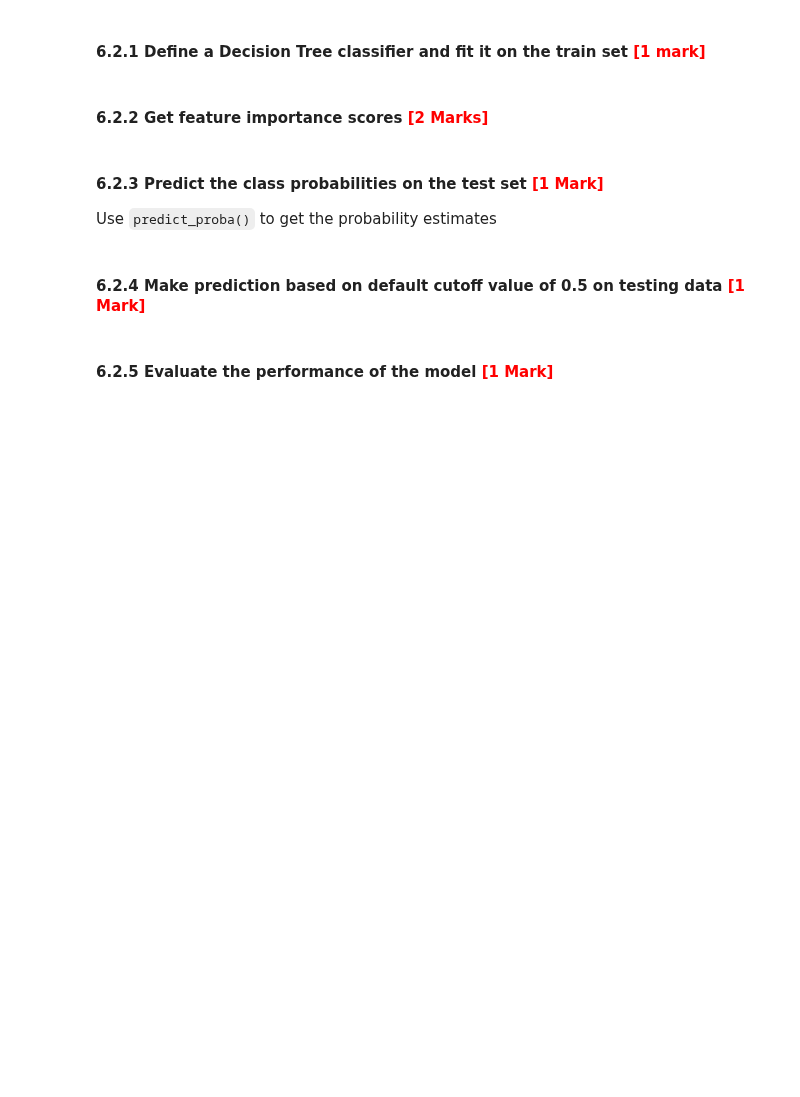
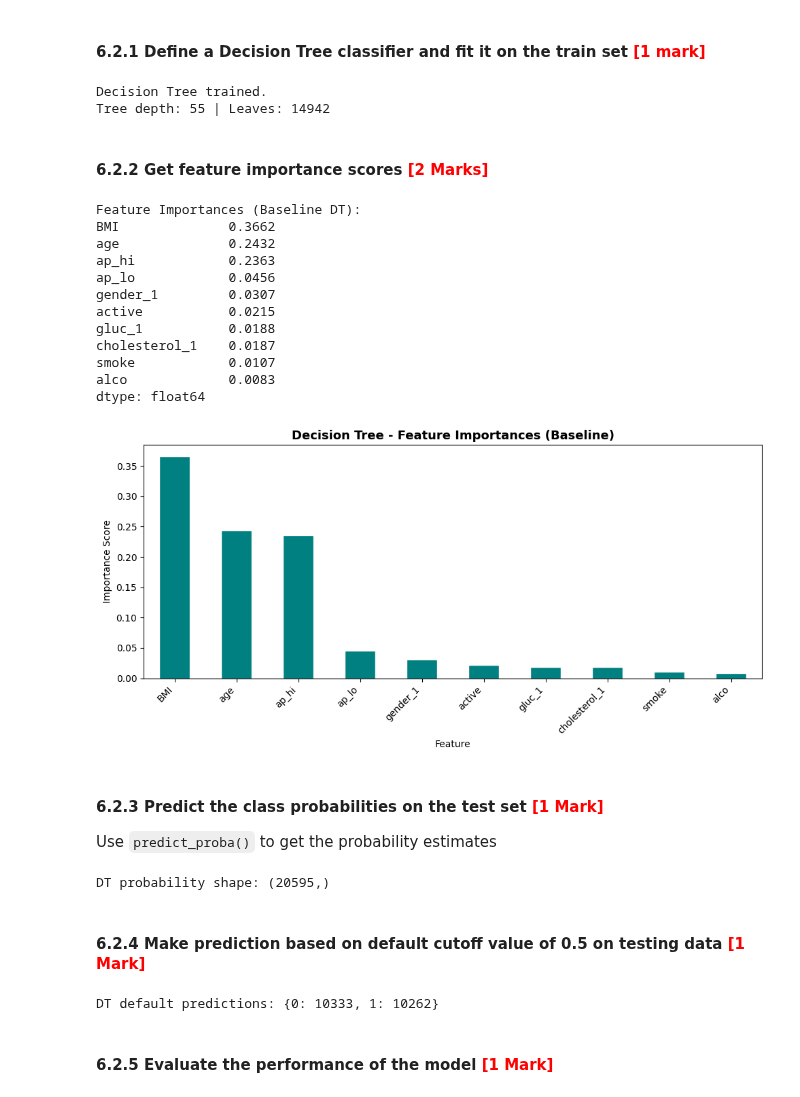
Before and after one commit to mayuresh-tungare/c6-assignment, a Jupyter notebook: CardioRisk_Prediction_Mayuresh_Tungare.ipynb, the cells around one changed output. Cells and saved outputs as stored; diff of their text form; code cells hidden in the pictures; blank space fills up the shorter version.

```diff
--- a/CardioRisk_Prediction_Mayuresh_Tungare.ipynb
+++ b/CardioRisk_Prediction_Mayuresh_Tungare.ipynb
@@ -843,2 +998,11 @@ Since we want to prioritise recall/sensitivity over precision to minimise the ri
+# %%
+# Define and fit
+dt_model = DecisionTreeClassifier(random_state=42)
+dt_model.fit(X_train, y_train)
+print('Decision Tree trained.')
+print(f'Tree depth: {dt_model.get_depth()} | Leaves: {dt_model.get_n_leaves()}')
+# %% [output]
+Decision Tree trained.
+Tree depth: 55 | Leaves: 14942
 # %% [markdown]
 #### **6.2.2** Get feature importance scores <font color = red>[2 Marks]</font>
@@ -847,12 +1009,44 @@ Since we want to prioritise recall/sensitivity over precision to minimise the ri
+# %%
+# Get feature importance scores from the trained model
+feat_imp = pd.Series(dt_model.feature_importances_, index=X_train.columns).sort_values(ascending=False)
+print('Feature Importances (Baseline DT):')
+print(feat_imp.round(4))
+fig, ax = plt.subplots(figsize=(10, 5))
+feat_imp.plot(kind='bar', ax=ax, color='teal', edgecolor='white')
+ax.set_title('Decision Tree - Feature Importances (Baseline)', fontsize=13, fontweight='bold')
+ax.set_xlabel('Feature'); ax.set_ylabel('Importance Score')
+plt.xticks(rotation=45, ha='right'); plt.tight_layout(); plt.show()
+# %% [output]
+Feature Importances (Baseline DT):
+BMI              0.3662
+age              0.2432
+ap_hi            0.2363
+ap_lo            0.0456
+gender_1         0.0307
+active           0.0215
+gluc_1           0.0188
+cholesterol_1    0.0187
+smoke            0.0107
+alco             0.0083
+dtype: float64
+[figure, added]
 # %% [markdown]
 #### **6.2.3** Predict the class probabilities on the test set <font color="red">[1 Mark]</font>
 
 Use `predict_proba()` to get the probability estimates
 # %%
 # Predict the class probabilities
+dt_proba = dt_model.predict_proba(X_test)[:, 1]
+print('DT probability shape:', dt_proba.shape)
+# %% [output]
+DT probability shape: (20595,)
 # %% [markdown]
 ####  **6.2.4** Make prediction based on default cutoff value of 0.5 on testing data <font color = "red">[1 Mark]</font>
 # %%
 # Make prediction based on default cutoff value of 0.5
+dt_pred_default = (dt_proba >= 0.5).astype(int)
+print('DT default predictions:', pd.Series(dt_pred_default).value_counts().sort_index().to_dict())
+# %% [output]
+DT default predictions: {0: 10333, 1: 10262}
 # %% [markdown]
 ####  **6.2.5** Evaluate the performance of the model <font color = "red">[1 Mark]</font>
```
Also changed, not shown: parts of 50 cells of this notebook.
